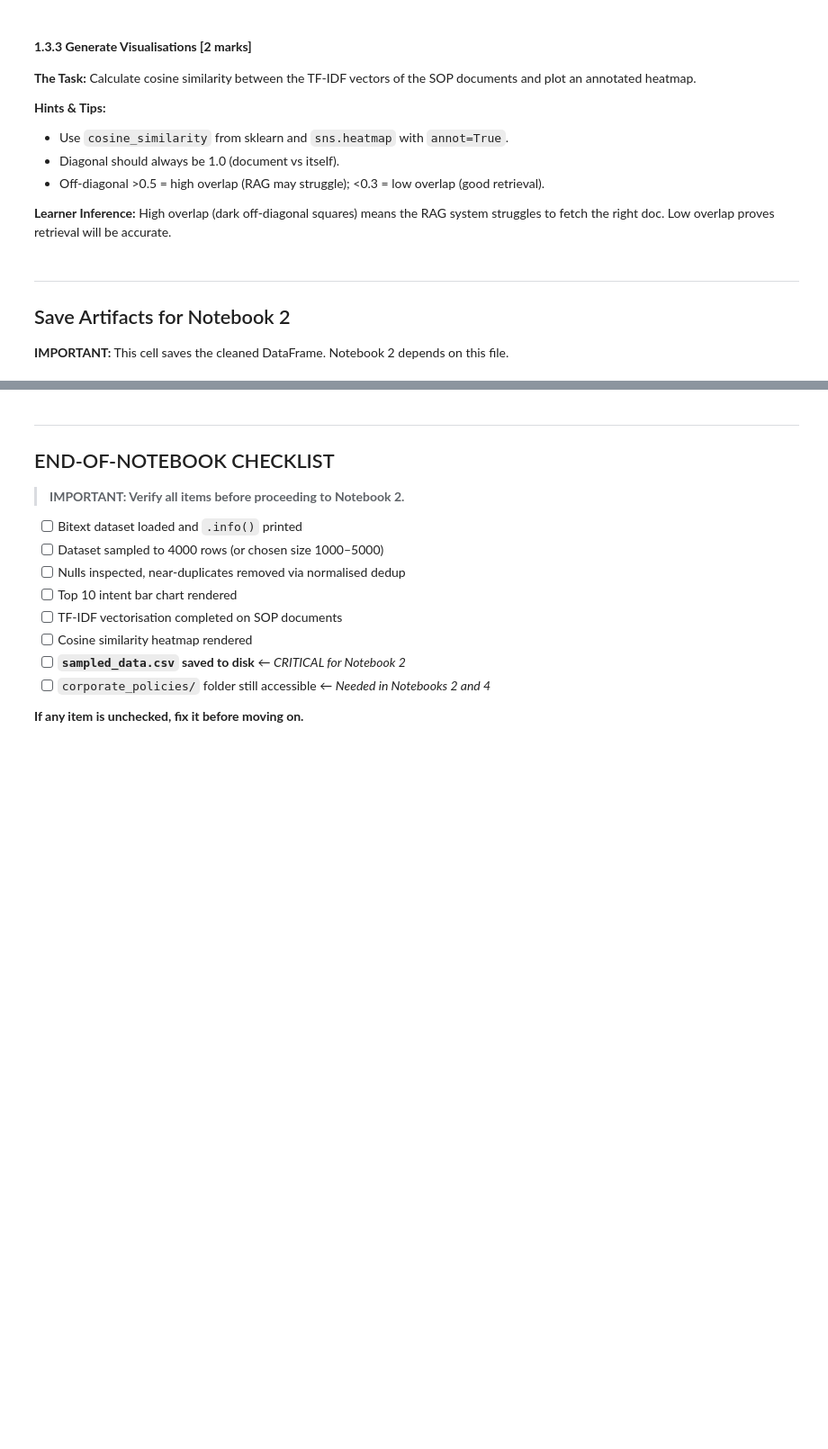
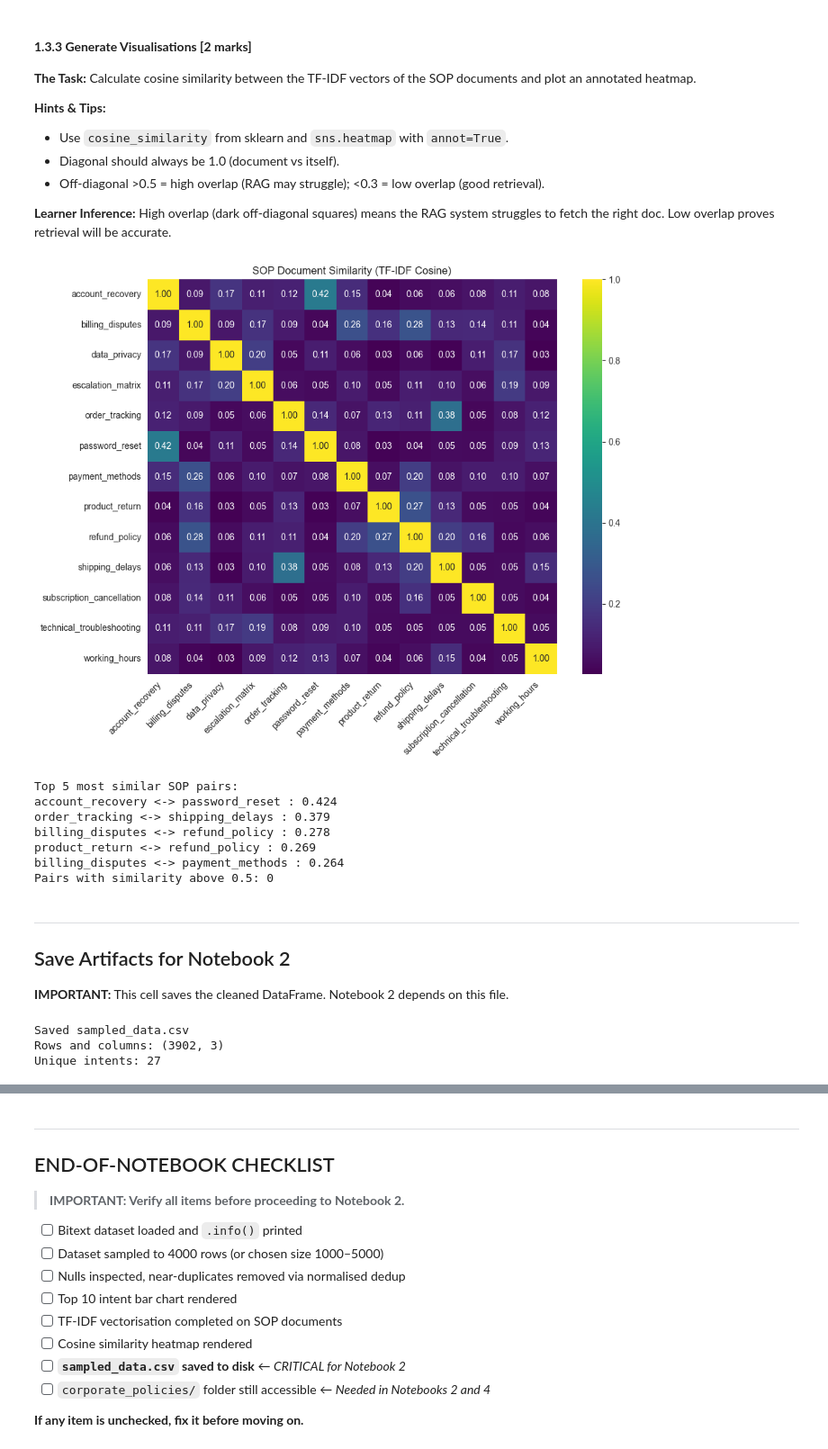
Before and after one commit to DivyaSanam/CapStoneRAGProject, a Jupyter notebook: Data_Understanding_and_EDA.ipynb, the cells around one changed output, grey strips where cells are left out. Shown at 90% size. Cells and saved outputs as stored; diff of their text form; code cells hidden in the pictures; blank space fills up the shorter version.

```diff
--- a/Data_Understanding_and_EDA.ipynb
+++ b/Data_Understanding_and_EDA.ipynb
@@ -193,24 +273,43 @@ print("Sample terms:", list(tfidf.get_feature_names_out()[:15]))
 
 **Learner Inference:** High overlap (dark off-diagonal squares) means the RAG system struggles to fetch the right doc. Low overlap proves retrieval will be accurate.
 # %%
-# 1.3.3 - Cosine-similarity heatmap
+# YOUR CODE HERE
 from sklearn.metrics.pairwise import cosine_similarity
 
-sim = cosine_similarity(sop_matrix)
+# compare every SOP with every other SOP
+similarity = cosine_similarity(sop_matrix)
+
+# draw the heatmap
 plt.figure(figsize=(10, 8))
-sns.heatmap(sim, annot=True, fmt=".2f", cmap="viridis",
+sns.heatmap(similarity, annot=True, fmt=".2f", cmap="viridis",
             xticklabels=sop_names, yticklabels=sop_names)
-plt.title("SOP Document Cosine Similarity (TF-IDF)")
-plt.xticks(rotation=45, ha="right"); plt.tight_layout(); plt.show()
+plt.title("SOP Document Similarity (TF-IDF Cosine)")
+plt.xticks(rotation=45, ha="right")
+plt.tight_layout()
+plt.show()
 
-# Rank most-overlapping pairs (retrieval-confusion risk)
-pairs = [(sop_names[i], sop_names[j], sim[i, j])
-         for i in range(len(sop_names)) for j in range(i + 1, len(sop_names))]
-pairs.sort(key=lambda p: -p[2])
+# list the most similar pairs of documents
+pairs = []
+for i in range(len(sop_names)):
+    for j in range(i + 1, len(sop_names)):
+        pairs.append((sop_names[i], sop_names[j], similarity[i][j]))
+
+pairs.sort(key=lambda x: x[2], reverse=True)
+
 print("Top 5 most similar SOP pairs:")
-for a, b, s in pairs[:5]:
-    print(f"  {a:28s} <-> {b:28s} {s:.3f}")
-print("\nPairs with similarity > 0.5:", sum(s > 0.5 for _, _, s in pairs))
+for a, b, score in pairs[:5]:
+    print(a, "<->", b, ":", round(score, 3))
+
+print("Pairs with similarity above 0.5:", sum(1 for p in pairs if p[2] > 0.5))
+# %% [output]
+[figure, added]
+Top 5 most similar SOP pairs:
+account_recovery <-> password_reset : 0.424
+order_tracking <-> shipping_delays : 0.379
+billing_disputes <-> refund_policy : 0.278
+product_return <-> refund_policy : 0.269
+billing_disputes <-> payment_methods : 0.264
+Pairs with similarity above 0.5: 0
 # %% [markdown]
 ---
 ## Save Artifacts for Notebook 2
@@ -228,0 +318,13 @@ print("Saved sampled_data.csv:", df_out.shape, "| project_config.json")
+# %%
+# YOUR CODE HERE
+# keep only the 3 columns we need and save the cleaned data
+df_final = df[["instruction", "intent", "category"]]
+df_final.to_csv("sampled_data.csv", index=False)
+
+print("Saved sampled_data.csv")
+print("Rows and columns:", df_final.shape)
+print("Unique intents:", df_final["intent"].nunique())
+# %% [output]
+Saved sampled_data.csv
+Rows and columns: (3902, 3)
+Unique intents: 27
```
Also changed, not shown: parts of 7 cells of this notebook, 30 other files.
